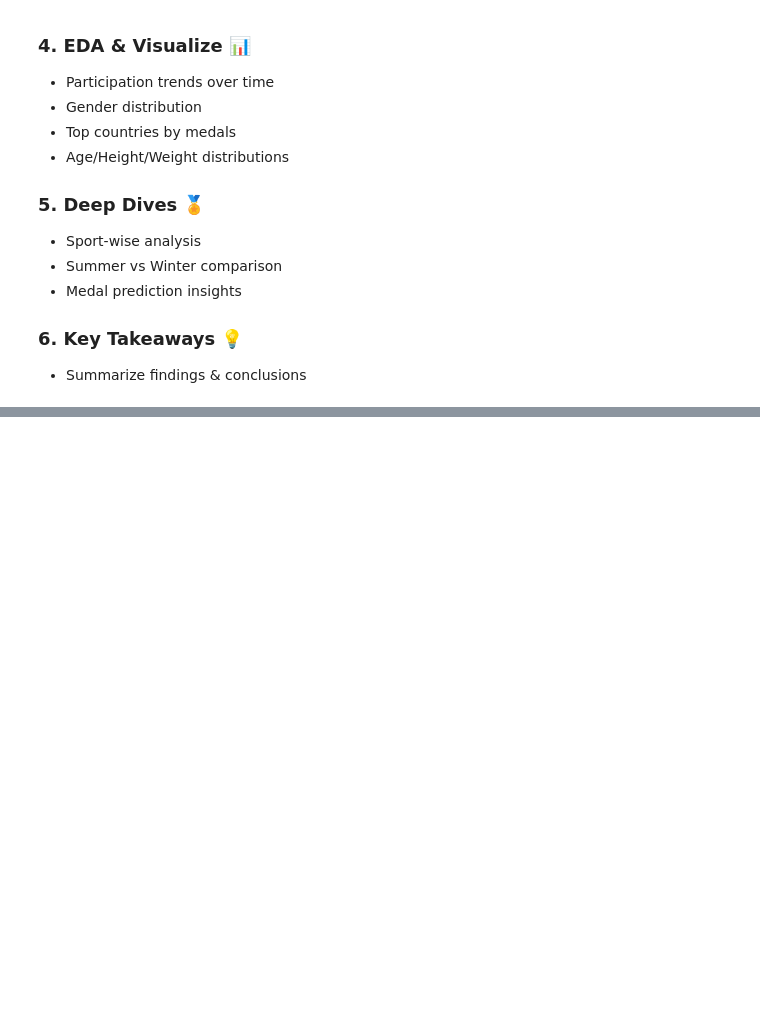
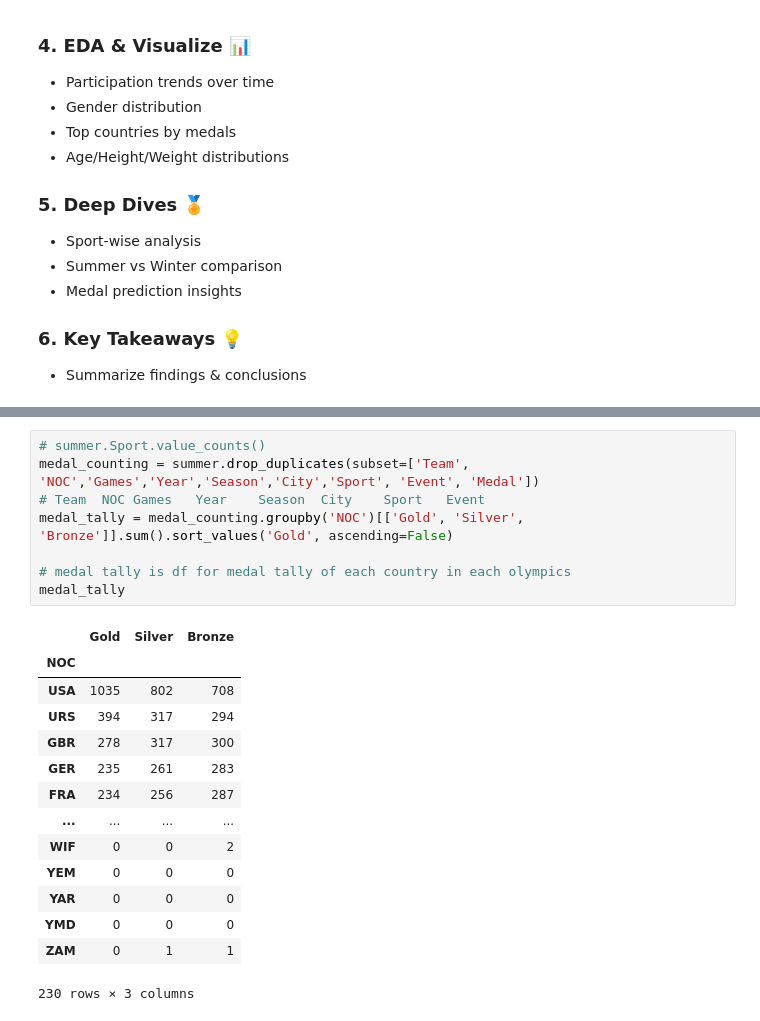
Before and after one commit to Shrikantlala24/Olympics_Data_analysis, a Jupyter notebook: Project_Notebook.ipynb, the cells around one changed output, grey strips where cells are left out. Drawn from its saved outputs; the diff is of its cells as text; blank space fills up the shorter version.

```diff
--- a/Project_Notebook.ipynb
+++ b/Project_Notebook.ipynb
@@ -104,0 +214,23 @@ memory usage: 31.0+ MB
+# %%
+# summer.Sport.value_counts()
+medal_counting = summer.drop_duplicates(subset=['Team', 'NOC','Games','Year','Season','City','Sport', 'Event', 'Medal'])
+# Team	NOC	Games	Year	Season	City	Sport	Event
+medal_tally = medal_counting.groupby('NOC')[['Gold', 'Silver', 'Bronze']].sum().sort_values('Gold', ascending=False)
+
+# medal tally is df for medal tally of each country in each olympics
+medal_tally
+# %% [output]
+|  | Gold | Silver | Bronze |
+| NOC |  |  |  |
+| USA | 1035 | 802 | 708 |
+| URS | 394 | 317 | 294 |
+| GBR | 278 | 317 | 300 |
+| GER | 235 | 261 | 283 |
+| FRA | 234 | 256 | 287 |
+| ... | ... | ... | ... |
+| WIF | 0 | 0 | 2 |
+| YEM | 0 | 0 | 0 |
+| YAR | 0 | 0 | 0 |
+| YMD | 0 | 0 | 0 |
+| ZAM | 0 | 1 | 1 |
+230 rows × 3 columns
```
Also changed, not shown: parts of 13 cells of this notebook, 5 other files.
